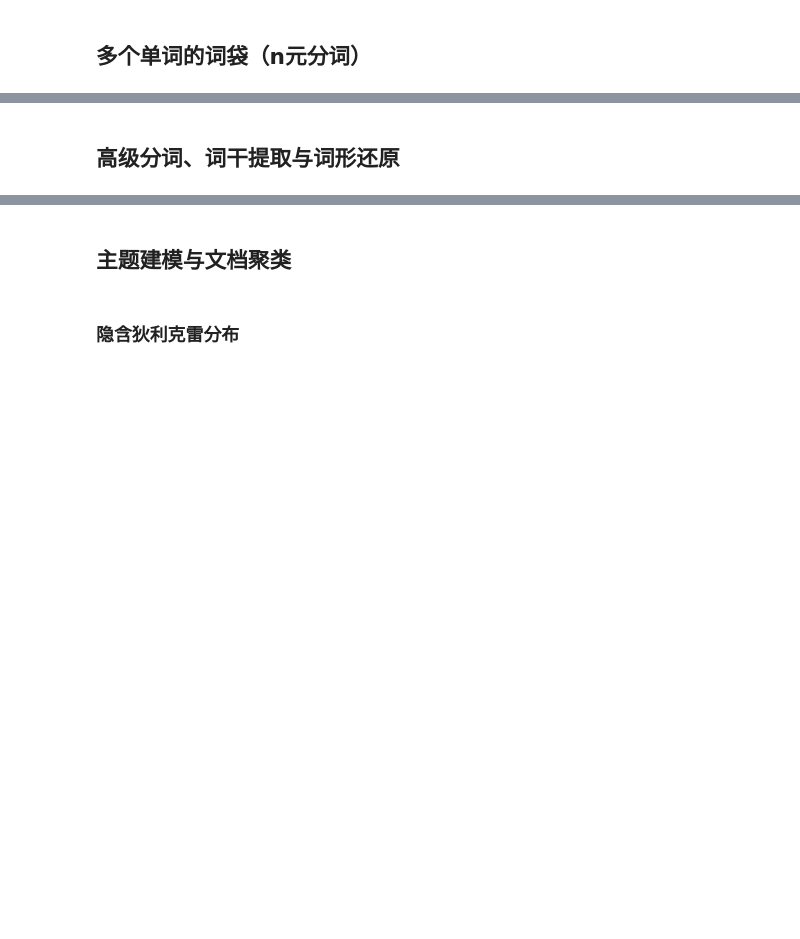
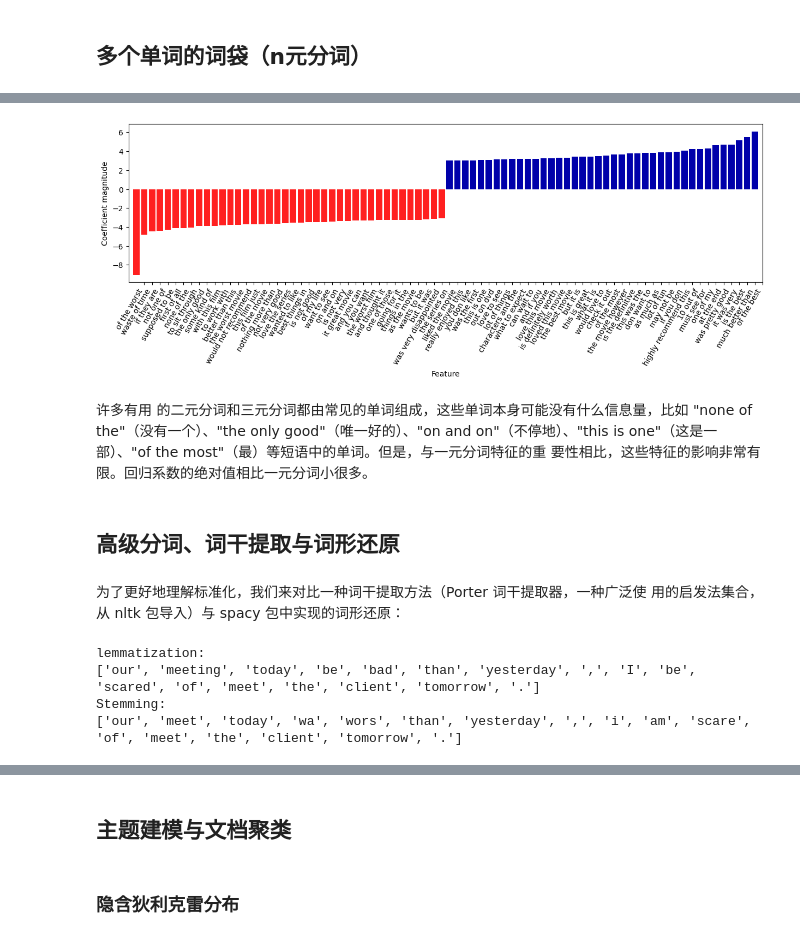
Before and after one commit to JPL-JUNO/Introduction-to-Machine-Learning-with-Python, a Jupyter notebook: Codes/Ch07.ipynb, the cells around one changed output, grey strips where cells are left out. Saved outputs shown, nothing was run; the diff lists cells and outputs as text; code cells hidden in the pictures; blank space fills up the shorter version.

```diff
--- a/Codes/Ch07.ipynb
+++ b/Codes/Ch07.ipynb
@@ -237,2 +383,20 @@ Best cross-validation score: 0.75
+# %%
+mask = np.array([len(feature.split(' ')) for feature in feature_names]) == 3
+mglearn.tools.visualize_coefficients(coef.ravel()[mask],
+                                     feature_names[mask],
+                                     n_top_features=40)
+plt.xlim(-1, 80)
+plt.show()
+# %% [output]
+[figure, added]
+# %% [markdown]
+许多有用
+的二元分词和三元分词都由常见的单词组成，这些单词本身可能没有什么信息量，比如
+"none of the"（没有一个）、"the only good"（唯一好的）、"on and on"（不停地）、"this
+is one"（这是一部）、"of the most"（最）等短语中的单词。但是，与一元分词特征的重
+要性相比，这些特征的影响非常有限。回归系数的绝对值相比一元分词小很多。
 # %% [markdown]
 ## 高级分词、词干提取与词形还原
+# %% [markdown]
+为了更好地理解标准化，我们来对比一种词干提取方法（Porter 词干提取器，一种广泛使
+用的启发法集合，从 nltk 包导入）与 spacy 包中实现的词形还原：
@@ -238,0 +413,8 @@ Best cross-validation score: 0.75
+# %%
+compare_normalization(u"Our meeting today was worse than yesterday, "
+                      "I'm scared of meeting the clients tomorrow.")
+# %% [output]
+lemmatization:
+['our', 'meeting', 'today', 'be', 'bad', 'than', 'yesterday', ',', 'I', 'be', 'scared', 'of', 'meet', 'the', 'client', 'tomorrow', '.']
+Stemming:
+['our', 'meet', 'today', 'wa', 'wors', 'than', 'yesterday', ',', 'i', 'am', 'scare', 'of', 'meet', 'the', 'client', 'tomorrow', '.']
```
Also changed, not shown: parts of 34 cells of this notebook, 5 other files.
